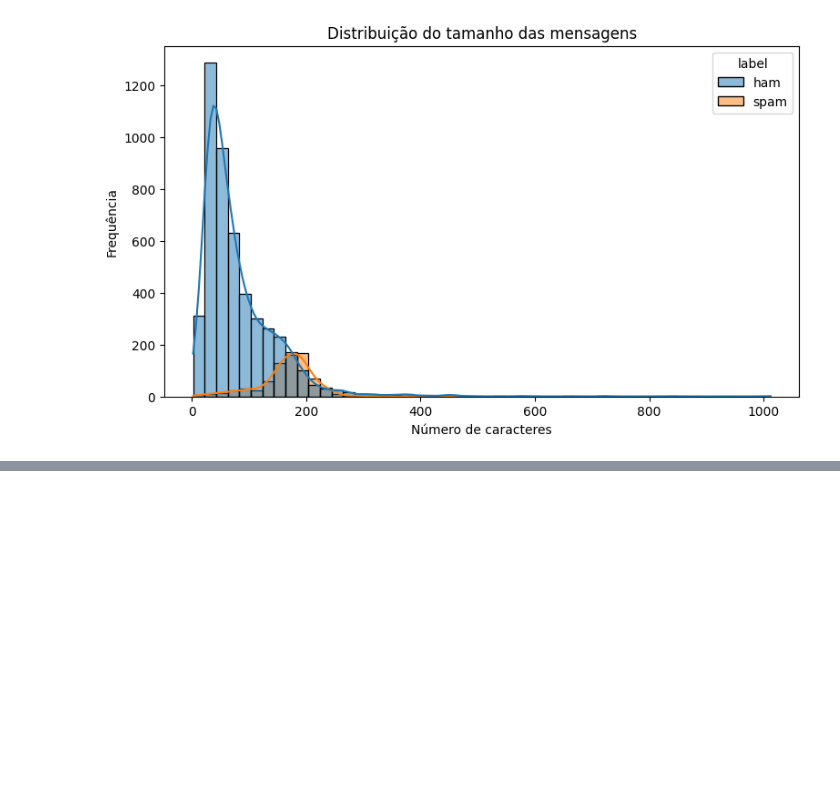
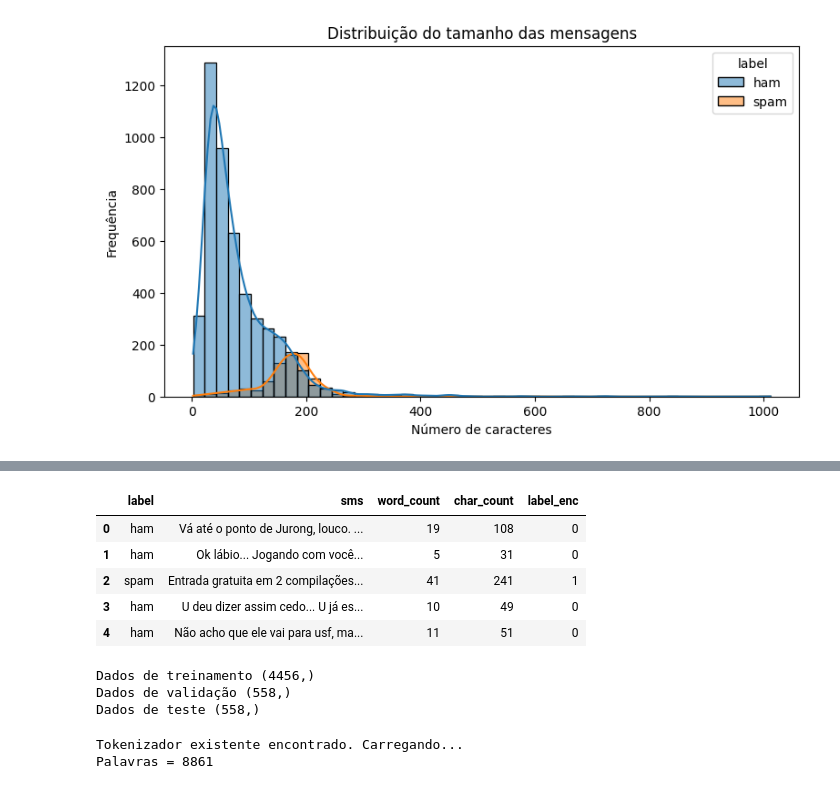
Before and after one commit to thyarles/unb-pca-spamdetector, a Jupyter notebook: spam.ipynb, the cells around one changed output, grey strips where cells are left out. Drawn from its saved outputs; the diff is of its cells as text; code cells hidden in the pictures; blank space fills up the shorter version.

Commit message:
:robot: Model added

```diff
--- a/spam.ipynb
+++ b/spam.ipynb
@@ -214,0 +275,68 @@ plt.show()
+# %%
+# Codificação dos rótulos (ham = 0, spam = 1)
+le = LabelEncoder()
+spam['label_enc'] = le.fit_transform(spam['label'])
+spam.head()
+# %% [output]
+|  | label | sms | word_count | char_count | label_enc |
+| 0 | ham | Vá até o ponto de Jurong, louco. ... | 19 | 108 | 0 |
+| 1 | ham | Ok lábio... Jogando com você... | 5 | 31 | 0 |
+| 2 | spam | Entrada gratuita em 2 compilações... | 41 | 241 | 1 |
+| 3 | ham | U deu dizer assim cedo... U já es... | 10 | 49 | 0 |
+| 4 | ham | Não acho que ele vai para usf, ma... | 11 | 51 | 0 |
+# %%
+# Divisão estratificada: 80% treino, 10% validação, 10% teste
+X_temp, X_test, y_temp, y_test = train_test_split(
+    spam['sms'], spam['label_enc'], test_size=0.10, stratify=spam['label_enc'], random_state=42)
+X_train, X_val, y_train, y_val = train_test_split(
+    X_temp, y_temp, test_size=0.1111, stratify=y_temp, random_state=42)  # 0.1111 de 90% ≈ 10%
+
+print('Dados de treinamento', X_train.shape)
+print('Dados de validação', X_val.shape)
+print('Dados de teste', X_test.shape)
+# %% [output]
+Dados de treinamento (4456,)
+Dados de validação (558,)
+Dados de teste (558,)
+# %%
+# Tokenização
+tokenizador_file = 'model/tokenizer.pkl'
+
+if os.path.exists(tokenizador_file):
+    # Abrir o arquivo e carregar
+    print('Tokenizador existente encontrado. Carregando...')
+    with open(tokenizador_file, 'rb') as f:
+        tokenizer = pickle.load(f)
+else:
+    print('Criando tokenizador...')
+    max_words = 10000
+    maxlen = 200
+
+    tokenizer = Tokenizer(num_words=max_words, oov_token="<OOV>")
+    tokenizer.fit_on_texts(X_train)
+
+    # Salvar o tokenizador
+    os.makedirs('model', exist_ok=True)  # Garantir que a pasta exista
+    with open(tokenizador_file, 'wb') as f:
+        pickle.dump(tokenizer, f)
+    print(f'Tokenizador salvo em: {tokenizador_file}')
+
+# Transformar textos em sequências
+X_train_seq = tokenizer.texts_to_sequences(X_train)
+X_val_seq = tokenizer.texts_to_sequences(X_val)
+X_test_seq = tokenizer.texts_to_sequences(X_test)
+
+# Aplicar padding
+X_train_pad = pad_sequences(X_train_seq, maxlen=maxlen)
+X_val_pad = pad_sequences(X_val_seq, maxlen=maxlen)
+X_test_pad = pad_sequences(X_test_seq, maxlen=maxlen)
+
+# Determinar o número real de palavras (pode ser < max_words)
+word_index = tokenizer.word_index
+num_words = min(max_words, len(word_index) + 1)
+
+# print(f'Word index = {word_index}')
+print(f'Palavras = {num_words}')
+# %% [output]
+Tokenizador existente encontrado. Carregando...
+Palavras = 8861
```
Also changed, not shown: parts of 14 cells of this notebook, 6 other files.
